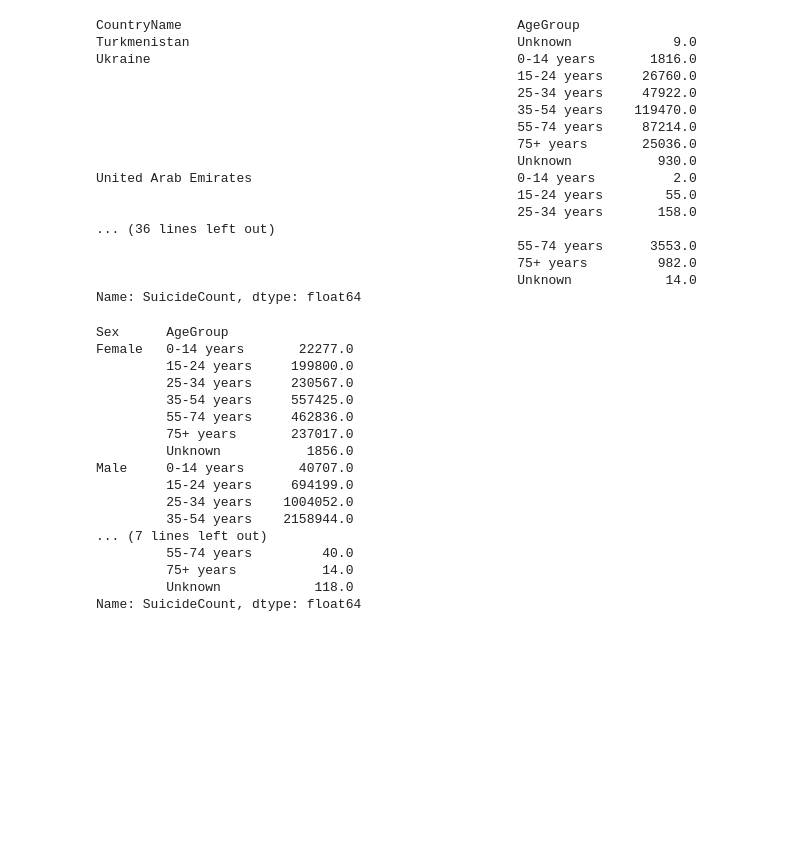
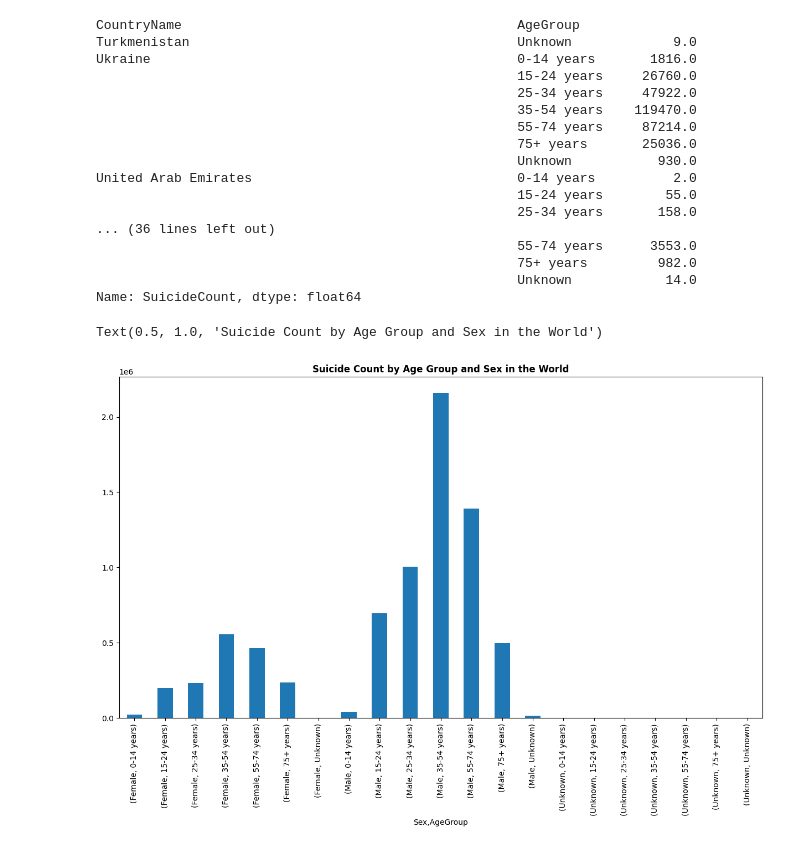
Before and after one commit to rahulkfernandes/Suicide-Rates-and-Socioeconomic-Factors-Analysis, a Jupyter notebook: eda.ipynb, the cells around one changed output. Drawn from its saved outputs; the diff is of its cells as text; code cells hidden in the pictures; blank space fills up the shorter version.

Commit message:
age group by sex plot

```diff
--- a/eda.ipynb
+++ b/eda.ipynb
@@ -348,22 +348,8 @@ United Arab Emirates                                  0-14 years          2.0
 Name: SuicideCount, dtype: float64
 # %%
 sex_age = data.groupby(['Sex', 'AgeGroup'])['SuicideCount'].sum(numeric_only=True)
-sex_age
+sex_age.plot.bar(y='SuicideCount', figsize=(15,8))
+plt.title("Suicide Count by Age Group and Sex in the World", fontweight="bold")
 # %% [output]
-Sex      AgeGroup
-Female   0-14 years       22277.0
-         15-24 years     199800.0
-         25-34 years     230567.0
-         35-54 years     557425.0
-         55-74 years     462836.0
-         75+ years       237017.0
-         Unknown           1856.0
-Male     0-14 years       40707.0
-         15-24 years     694199.0
-         25-34 years    1004052.0
-         35-54 years    2158944.0
-... (7 lines left out)
-         55-74 years         40.0
-         75+ years           14.0
-         Unknown            118.0
-Name: SuicideCount, dtype: float64
+Text(0.5, 1.0, 'Suicide Count by Age Group and Sex in the World')
+[figure, added]
```
